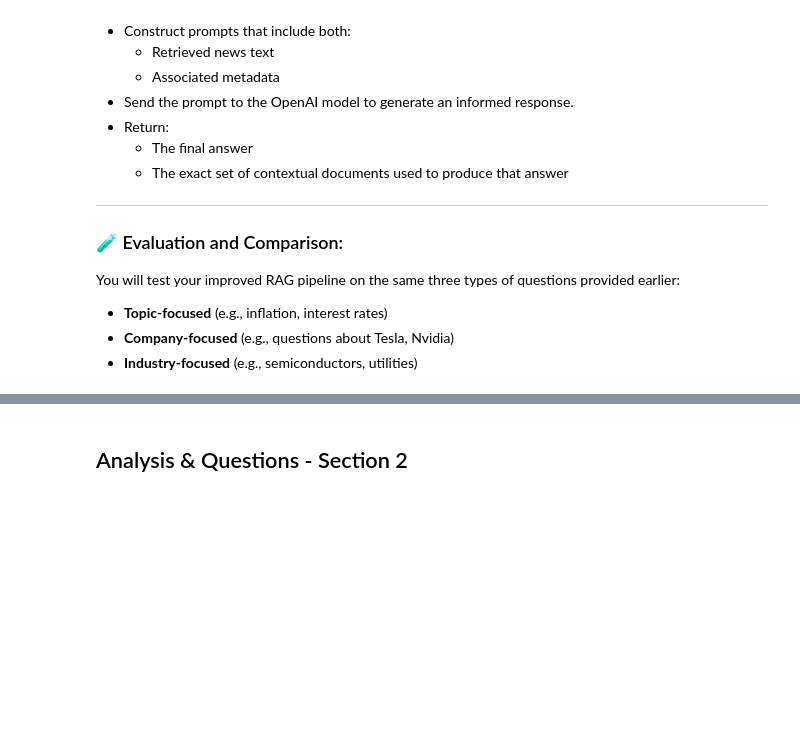
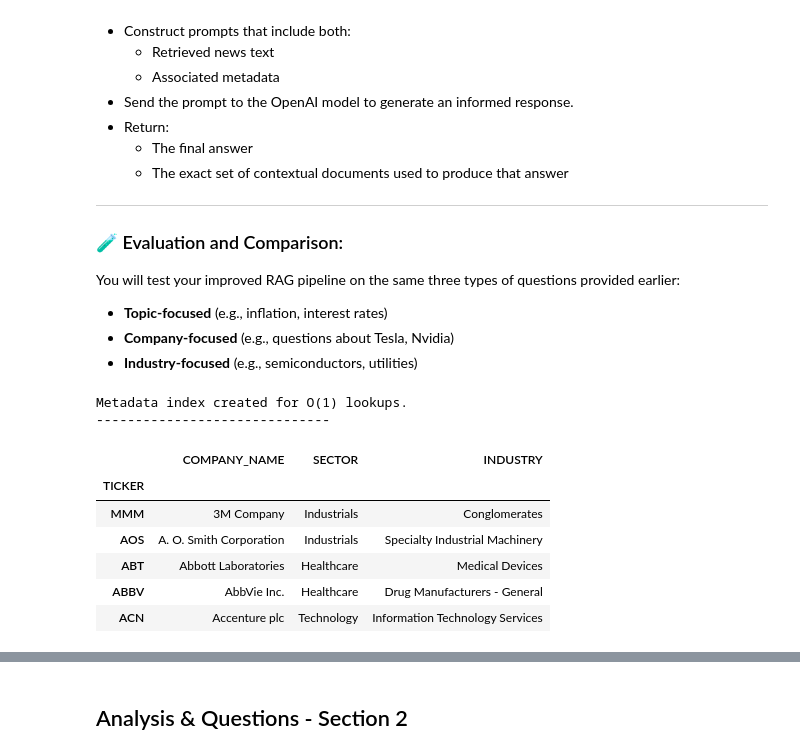
Before and after one commit to AlejandroDiaz10/Fintech, a Jupyter notebook: Module 3/news_rag_sp500_DíazA01276769.ipynb, the cells around one changed output, grey strips where cells are left out. Drawn from its saved outputs; the diff is of its cells as text; code cells hidden in the pictures; blank space fills up the shorter version.

```diff
--- a/Module 3/news_rag_sp500_DíazA01276769.ipynb
+++ b/Module 3/news_rag_sp500_DíazA01276769.ipynb
@@ -347,3 +636,24 @@ You will test your improved RAG pipeline on the same three types of questions pr
 # %%
 # CODE HERE
 # Use as many coding cells as you need
+
+# Create an index for O(1)-like lookups
+df_meta_idx = (
+    df_meta
+    .drop_duplicates(subset=["TICKER"])
+    .set_index("TICKER")[["COMPANY_NAME", "SECTOR", "INDUSTRY"]]
+)
+
+print("Metadata index created for O(1) lookups.")
+print("-" * 30)
+display(df_meta_idx.head())
+# %% [output]
+Metadata index created for O(1) lookups.
+------------------------------
+|  | COMPANY_NAME | SECTOR | INDUSTRY |
+| TICKER |  |  |  |
+| MMM | 3M Company | Industrials | Conglomerates |
+| AOS | A. O. Smith Corporation | Industrials | Specialty Industrial Machinery |
+| ABT | Abbott Laboratories | Healthcare | Medical Devices |
+| ABBV | AbbVie Inc. | Healthcare | Drug Manufacturers - General |
+| ACN | Accenture plc | Technology | Information Technology Services |
```
Also changed, not shown: parts of 38 cells of this notebook.
